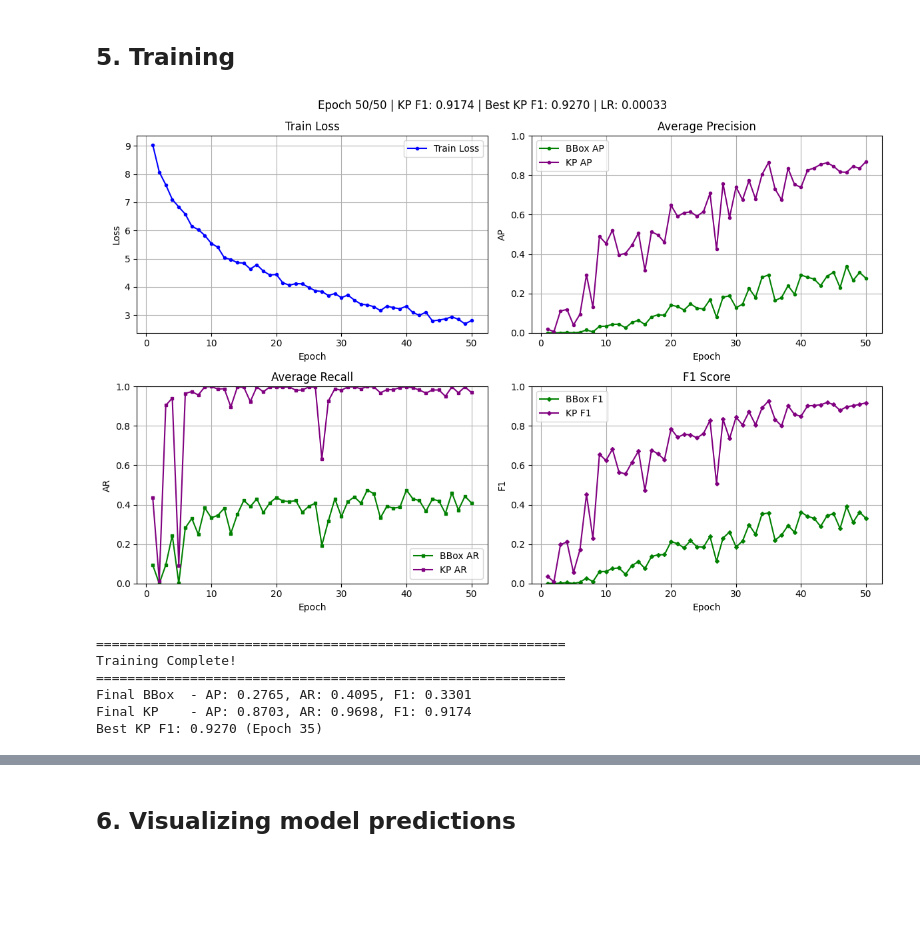
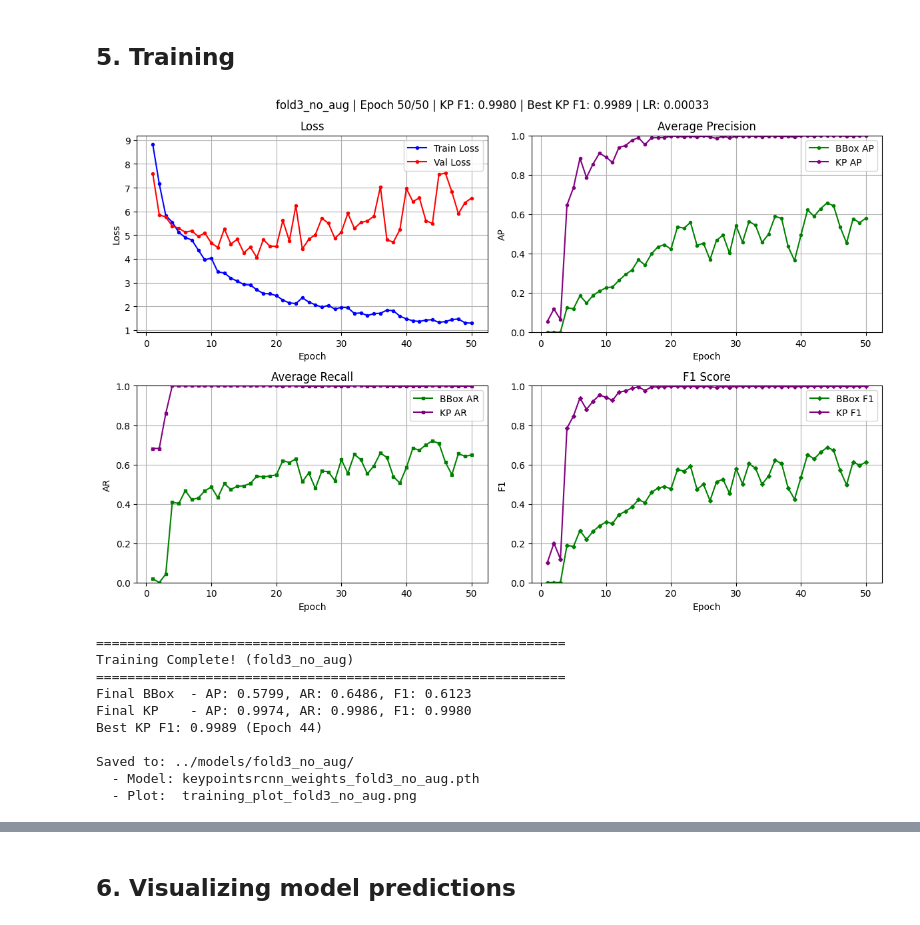
Before and after one commit to marcellonascif/INF2008-keypoints, a Jupyter notebook: src/train_keypoints.ipynb, the cells around one changed output, grey strips where cells are left out. Cells and saved outputs as stored; diff of their text form; code cells hidden in the pictures; blank space fills up the shorter version.

```diff
--- a/src/train_keypoints.ipynb
+++ b/src/train_keypoints.ipynb
@@ -187,10 +197,21 @@ def get_model(num_keypoints, weights_path=None):
 # %%
 device = torch.device('cuda') if torch.cuda.is_available() else torch.device('cpu')
 
-KEYPOINTS_FOLDER_TRAIN = '../dataset_rcnn_20251125_211948/fold1/treino'
-KEYPOINTS_FOLDER_TEST = '../dataset_rcnn_20251125_211948/fold1/teste'
+# Configuration
+FOLD_NUMBER = 3
+USE_AUGMENTATION = False  # Set to False to disable augmentation
 
-dataset_train = ClassDataset(KEYPOINTS_FOLDER_TRAIN, transform=train_transform(), demo=False)
+# Folder names based on configuration
+aug_suffix = "with_aug" if USE_AUGMENTATION else "no_aug"
+experiment_name = f"fold{FOLD_NUMBER}_{aug_suffix}"
+
+KEYPOINTS_FOLDER_TRAIN = f'../dataset_rcnn_20251125_211948/fold{FOLD_NUMBER}/treino'
+KEYPOINTS_FOLDER_TEST = f'../dataset_rcnn_20251125_211948/fold{FOLD_NUMBER}/teste'
+
+# Apply augmentation based on configuration
+train_aug = train_transform() if USE_AUGMENTATION else None
+
+dataset_train = ClassDataset(KEYPOINTS_FOLDER_TRAIN, transform=train_aug, demo=False)
 dataset_test = ClassDataset(KEYPOINTS_FOLDER_TEST, transform=None, demo=False)
 
 data_loader_train = DataLoader(dataset_train, batch_size=16, shuffle=True, collate_fn=collate_fn)
@@ -208,6 +229,7 @@ num_epochs = 50
 
 # Lists to store metrics
 train_losses = []
+val_losses = []
 val_bbox_ap = []
 val_bbox_ar = []
 val_keypoint_ap = []
@@ -223,6 +245,18 @@ for epoch in range(num_epochs):
 
     # Evaluation
     coco_evaluator = evaluate(model, data_loader_test, device)
+
+    # Calculate val_loss
+    model.train()
+    val_loss_total = 0.0
+    with torch.no_grad():
+        for images, targets in data_loader_test:
+            images = list(img.to(device) for img in images)
+            targets = [{k: v.to(device) if isinstance(v, torch.Tensor) else v for k, v in t.items()} for t in targets]
+            loss_dict = model(images, targets)
+            val_loss_total += sum(loss for loss in loss_dict.values()).item()
+    val_losses.append(val_loss_total / len(data_loader_test))
+    model.eval()
 
     lr_scheduler.step()
 
@@ -244,11 +278,12 @@ for epoch in range(num_epochs):
     for ax in axes.flat:
         ax.clear()
 
-    # Train Loss
+    # Train Loss + Val Loss
     axes[0, 0].plot(epochs_range, train_losses, 'b-o', label='Train Loss', markersize=3)
+    axes[0, 0].plot(epochs_range, val_losses, 'r-o', label='Val Loss', markersize=3)
     axes[0, 0].set_xlabel('Epoch')
     axes[0, 0].set_ylabel('Loss')
-    axes[0, 0].set_title('Train Loss')
+    axes[0, 0].set_title('Loss')
     axes[0, 0].legend()
     axes[0, 0].grid(True)
 
@@ -266,41 +301,57 @@ for epoch in range(num_epochs):
     axes[1, 0].plot(epochs_range, val_bbox_ar, 'g-s', label='BBox AR', markersize=3)
     axes[1, 0].plot(epochs_range, val_keypoint_ar, 'purple', marker='s', label='KP AR', markersize=3)
     axes[1, 0].set_xlabel('Epoch')
     axes[1, 0].set_ylabel('AR')
     axes[1, 0].set_title('Average Recall')
     axes[1, 0].legend()
     axes[1, 0].grid(True)
     axes[1, 0].set_ylim(0, 1)
 
     # F1 Score
     axes[1, 1].plot(epochs_range, val_bbox_f1, 'g-D', label='BBox F1', markersize=3)
     axes[1, 1].plot(epochs_range, val_keypoint_f1, 'purple', marker='D', label='KP F1', markersize=3)
     axes[1, 1].set_xlabel('Epoch')
     axes[1, 1].set_ylabel('F1')
     axes[1, 1].set_title('F1 Score')
     axes[1, 1].legend()
     axes[1, 1].grid(True)
     axes[1, 1].set_ylim(0, 1)
 
-    plt.suptitle(f'Epoch {epoch+1}/{num_epochs} | KP F1: {val_keypoint_f1[-1]:.4f} | Best KP F1: {max(val_keypoint_f1):.4f} | LR: {current_lr:.5f}')
+    plt.suptitle(f'{experiment_name} | Epoch {epoch+1}/{num_epochs} | KP F1: {val_keypoint_f1[-1]:.4f} | Best KP F1: {max(val_keypoint_f1):.4f} | LR: {current_lr:.5f}')
     plt.tight_layout()
     display(fig)
 
-# Save model weights after training
-torch.save(model.state_dict(), 'keypointsrcnn_weights.pth')
+# Create output folder
+output_folder = f'../models/{experiment_name}'
+os.makedirs(output_folder, exist_ok=True)
+
+# Save model weights
+model_path = f'{output_folder}/keypointsrcnn_weights_{experiment_name}.pth'
+torch.save(model.state_dict(), model_path)
+
+# Save final plot
+plot_path = f'{output_folder}/training_plot_{experiment_name}.png'
+fig.savefig(plot_path, dpi=150, bbox_inches='tight')
 
 # Métricas finais
 print(f"\n{'='*60}")
-print(f"Training Complete!")
+print(f"Training Complete! ({experiment_name})")
 print(f"{'='*60}")
 print(f"Final BBox  - AP: {val_bbox_ap[-1]:.4f}, AR: {val_bbox_ar[-1]:.4f}, F1: {val_bbox_f1[-1]:.4f}")
 print(f"Final KP    - AP: {val_keypoint_ap[-1]:.4f}, AR: {val_keypoint_ar[-1]:.4f}, F1: {val_keypoint_f1[-1]:.4f}")
 print(f"Best KP F1: {max(val_keypoint_f1):.4f} (Epoch {val_keypoint_f1.index(max(val_keypoint_f1)) + 1})")
+print(f"\nSaved to: {output_folder}/")
+print(f"  - Model: keypointsrcnn_weights_{experiment_name}.pth")
+print(f"  - Plot:  training_plot_{experiment_name}.png")
 # %% [output]
-[figure, old version]
+[figure, new version]
 ============================================================
-Training Complete!
+Training Complete! (fold3_no_aug)
 ============================================================
-Final BBox  - AP: 0.2765, AR: 0.4095, F1: 0.3301
-Final KP    - AP: 0.8703, AR: 0.9698, F1: 0.9174
-Best KP F1: 0.9270 (Epoch 35)
+Final BBox  - AP: 0.5799, AR: 0.6486, F1: 0.6123
+Final KP    - AP: 0.9974, AR: 0.9986, F1: 0.9980
+Best KP F1: 0.9989 (Epoch 44)
+
+Saved to: ../models/fold3_no_aug/
+  - Model: keypointsrcnn_weights_fold3_no_aug.pth
+  - Plot:  training_plot_fold3_no_aug.png
```
Also changed, not shown: parts of 7 cells of this notebook, 1 other file.
